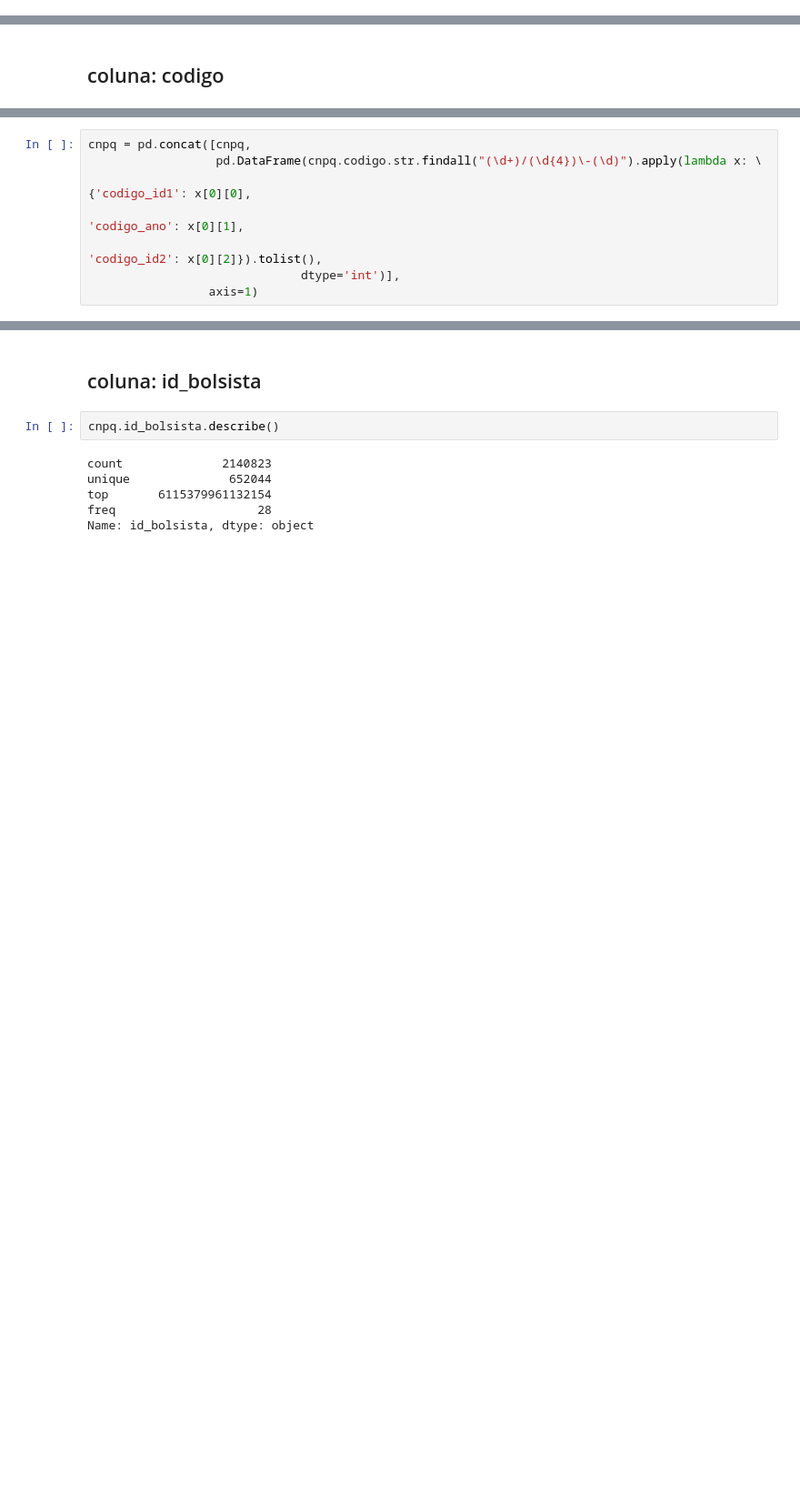
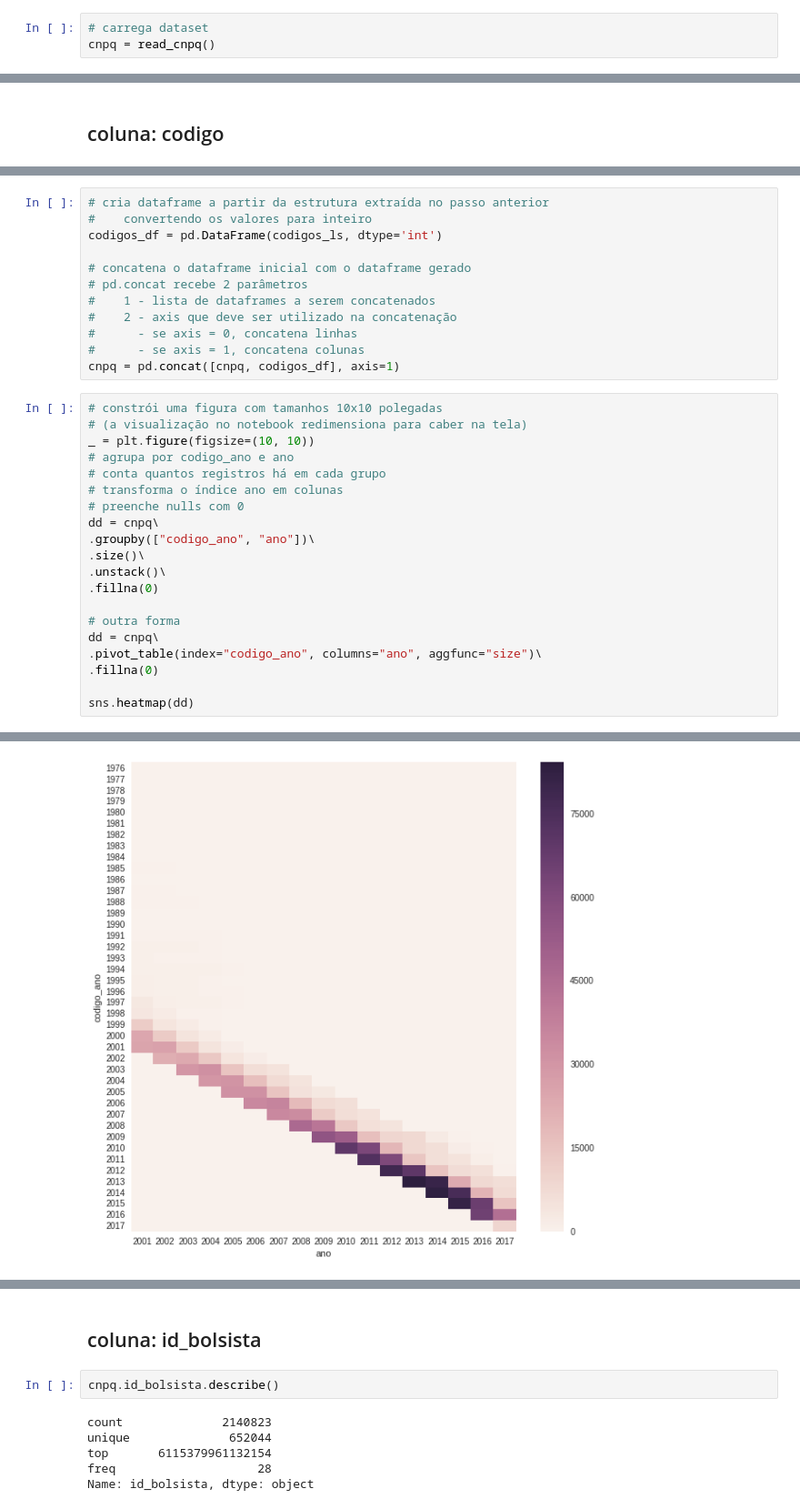
Before and after one commit to abevieiramota/course-python-data-analysis1, a Jupyter notebook: 04 - Analise/4.x - Bolsas CNPq.ipynb, the cells around one changed output, grey strips where cells are left out. Shown at 91% size. Drawn from its saved outputs; the diff is of its cells as text; blank space fills up the shorter version.

Commit message:
avança com notebooks de análise

```diff
--- a/04 - Analise/4.x - Bolsas CNPq.ipynb
+++ b/04 - Analise/4.x - Bolsas CNPq.ipynb
@@ -69,0 +43,3 @@ cnpq.sample().T
+# %%
+# carrega dataset
+cnpq = read_cnpq()
@@ -191,8 +279,0 @@ cnpq.sample(10).codigo.str.findall("(\d+)/(\d{4})\-(\d)").apply(lambda x: \
-# %%
-cnpq = pd.concat([cnpq,
-                  pd.DataFrame(cnpq.codigo.str.findall("(\d+)/(\d{4})\-(\d)").apply(lambda x: \
-                                                                                    {'codigo_id1': x[0][0],
-                                                                                     'codigo_ano': x[0][1],
-                                                                                     'codigo_id2': x[0][2]}).tolist(),
-                              dtype='int')],
-                 axis=1)
@@ -206,0 +280,33 @@ sns.heatmap(\
+# %%
+# cria dataframe a partir da estrutura extraída no passo anterior
+#    convertendo os valores para inteiro
+codigos_df = pd.DataFrame(codigos_ls, dtype='int')
+
+# concatena o dataframe inicial com o dataframe gerado
+# pd.concat recebe 2 parâmetros
+#    1 - lista de dataframes a serem concatenados
+#    2 - axis que deve ser utilizado na concatenação
+#      - se axis = 0, concatena linhas
+#      - se axis = 1, concatena colunas
+cnpq = pd.concat([cnpq, codigos_df], axis=1)
+# %%
+# constrói uma figura com tamanhos 10x10 polegadas
+# (a visualização no notebook redimensiona para caber na tela)
+_ = plt.figure(figsize=(10, 10))
+# agrupa por codigo_ano e ano
+# conta quantos registros há em cada grupo
+# transforma o índice ano em colunas
+# preenche nulls com 0
+dd = cnpq\
+.groupby(["codigo_ano", "ano"])\
+.size()\
+.unstack()\
+.fillna(0)
+
+# outra forma
+dd = cnpq\
+.pivot_table(index="codigo_ano", columns="ano", aggfunc="size")\
+.fillna(0)
+
+sns.heatmap(dd)
+# %% [output]
@@ -207,3 +314,4 @@ sns.heatmap(\
+[figure, added]
 # %%
 # como a escala é muito grande, aplicar um logaritmo para poder visualizar melhor os valores extremos
 _ = plt.figure(figsize=(10, 10))
```
Also changed, not shown: parts of 43 cells of this notebook, 4 other files.
